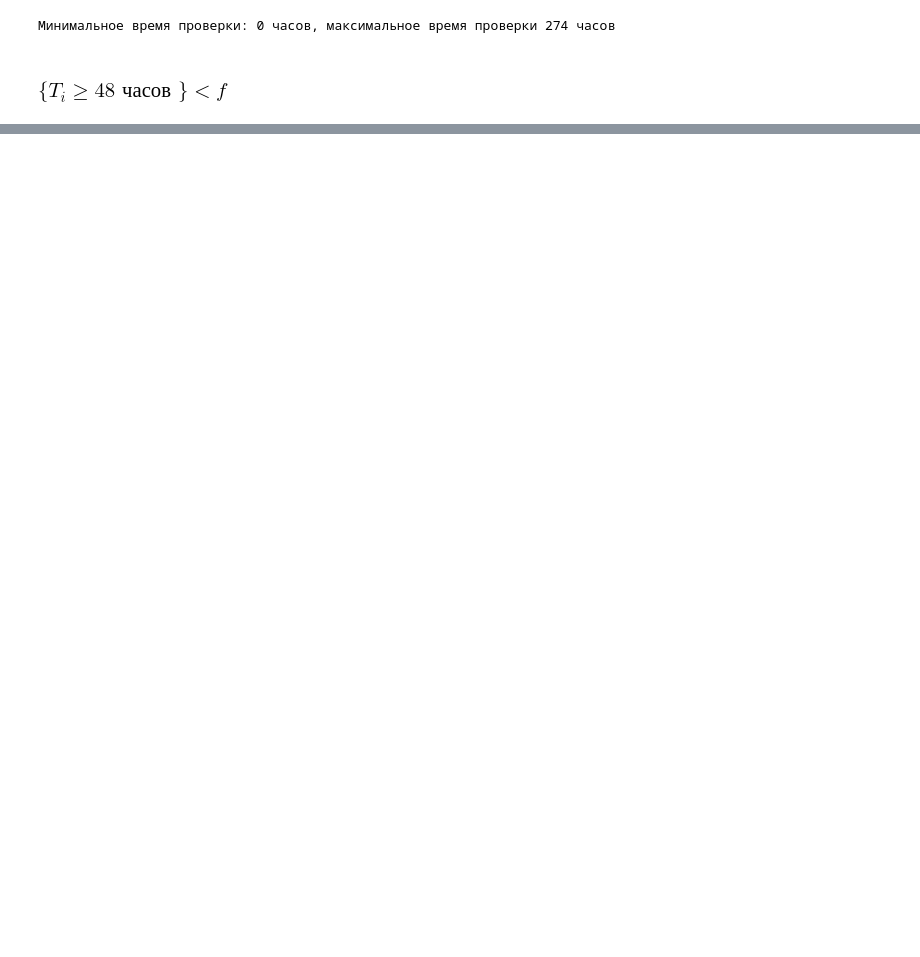
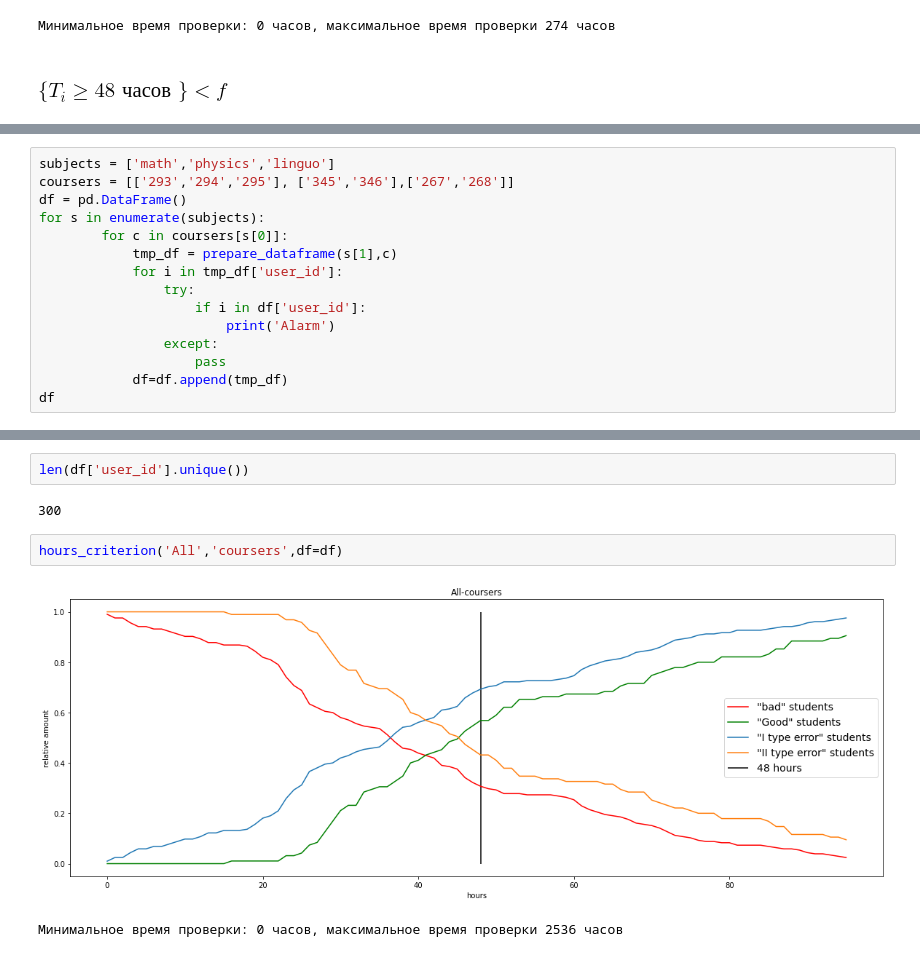
Before and after one commit to deethereal/Sirius_project, a Jupyter notebook: optimal_value.ipynb, the cells around one changed output, grey strips where cells are left out. Cells and saved outputs as stored; diff of their text form; blank space fills up the shorter version.

```diff
--- a/optimal_value.ipynb
+++ b/optimal_value.ipynb
@@ -181,0 +194,15 @@ fraction_criterion('math','294')
+# %%
+subjects = ['math','physics','linguo']
+coursers = [['293','294','295'], ['345','346'],['267','268']]
+df = pd.DataFrame()
+for s in enumerate(subjects):
+        for c in coursers[s[0]]:
+            tmp_df = prepare_dataframe(s[1],c)
+            for i in tmp_df['user_id']:
+                try:
+                    if i in df['user_id']:
+                        print('Alarm')
+                except:
+                    pass
+            df=df.append(tmp_df)
+df
@@ -181,0 +223,9 @@ fraction_criterion('math','294')
+# %%
+len(df['user_id'].unique())
+# %% [output]
+300
+# %%
+hours_criterion('All','coursers',df=df)
+# %% [output]
+[figure, added]
+Минимальное время проверки: 0 часов, максимальное время проверки 2536 часов
```
Also changed, not shown: parts of 6 cells of this notebook.
